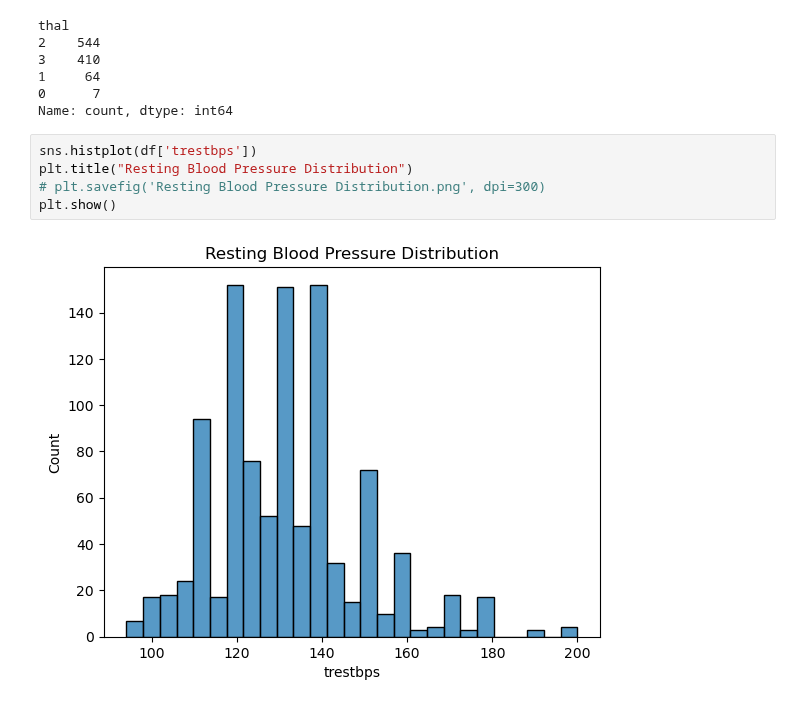
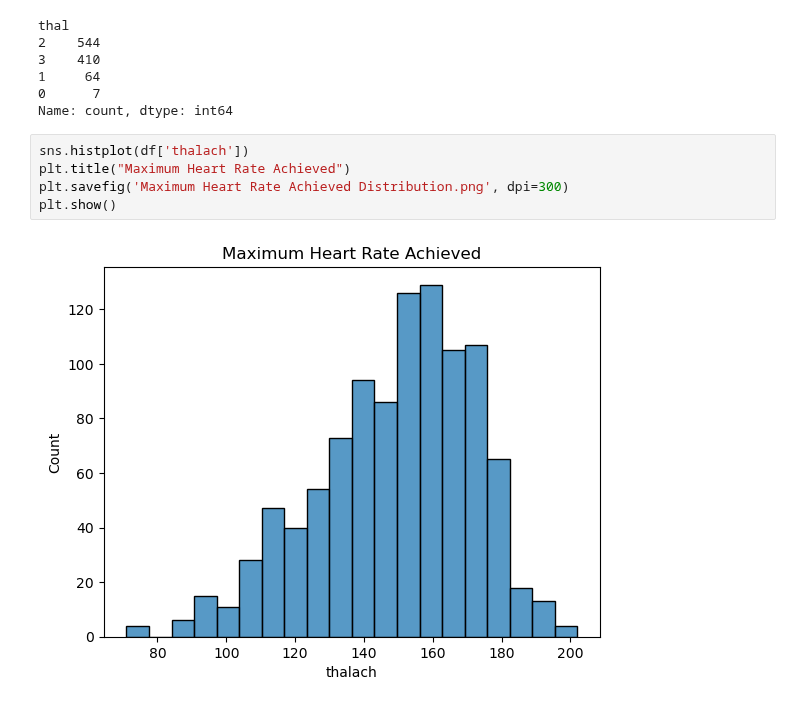
Before and after one commit to KeneanDita/Exploratory-Data-Analysis-EDA-, a Jupyter notebook: Heart_Disease.ipynb, the cells around one changed output. Drawn from its saved outputs; the diff is of its cells as text.

Commit message:
File Visualization code

```diff
--- a/Heart_Disease.ipynb
+++ b/Heart_Disease.ipynb
@@ -63,9 +63,9 @@ thal
 0      7
 Name: count, dtype: int64
 # %%
-sns.histplot(df['trestbps'])
-plt.title("Resting Blood Pressure Distribution")
-# plt.savefig('Resting Blood Pressure Distribution.png', dpi=300)
+sns.histplot(df['thalach'])
+plt.title("Maximum Heart Rate Achieved")
+plt.savefig('Maximum Heart Rate Achieved Distribution.png', dpi=300)
 plt.show()
 # %% [output]
-[figure, old version]
+[figure, new version]
```
